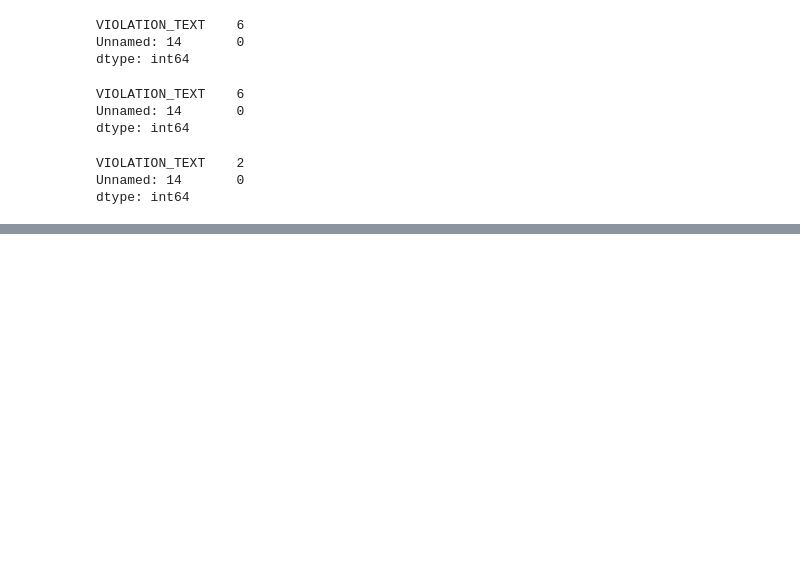
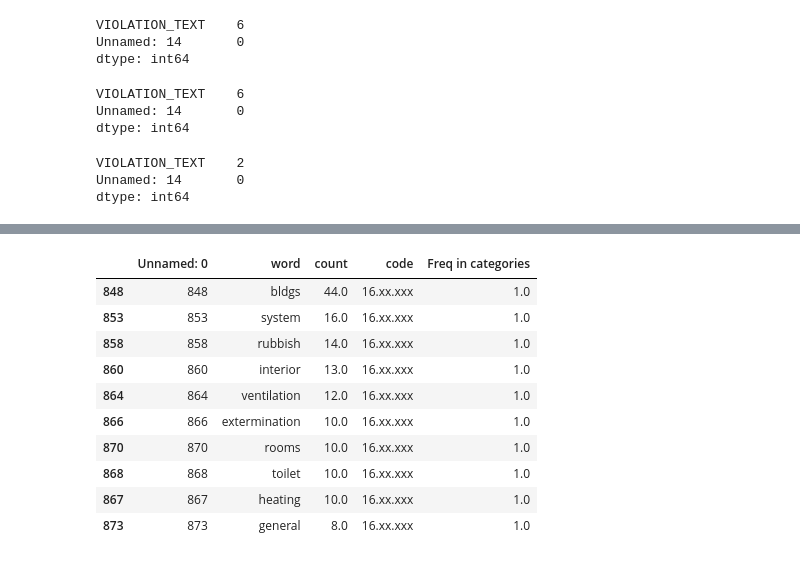
Before and after one commit to shrutijalewar/data-question-2-xtreme-united, a Jupyter notebook: data-ques-2.ipynb, the cells around one changed output, grey strips where cells are left out. Cells and saved outputs as stored; diff of their text form; code cells hidden in the pictures; blank space fills up the shorter version.

```diff
--- a/data-ques-2.ipynb
+++ b/data-ques-2.ipynb
@@ -216,0 +290,18 @@ dtype: int64
+# %%
+word_df_16 = word_df.loc[word_df['code']=='16.xx.xxx'].sort_values('Freq in categories', ascending = False)
+word_df_16 = word_df_16.loc[word_df['Freq in categories'] == 1]
+word_df_16 = word_df_16.loc[word_df['count']>5]
+# cat_16_stockwords =
+word_df_16.sort_values('count', ascending = False).head(10)
+# %% [output]
+|  | Unnamed: 0 | word | count | code | Freq in categories |
+| 848 | 848 | bldgs | 44.0 | 16.xx.xxx | 1.0 |
+| 853 | 853 | system | 16.0 | 16.xx.xxx | 1.0 |
+| 858 | 858 | rubbish | 14.0 | 16.xx.xxx | 1.0 |
+| 860 | 860 | interior | 13.0 | 16.xx.xxx | 1.0 |
+| 864 | 864 | ventilation | 12.0 | 16.xx.xxx | 1.0 |
+| 866 | 866 | extermination | 10.0 | 16.xx.xxx | 1.0 |
+| 870 | 870 | rooms | 10.0 | 16.xx.xxx | 1.0 |
+| 868 | 868 | toilet | 10.0 | 16.xx.xxx | 1.0 |
+| 867 | 867 | heating | 10.0 | 16.xx.xxx | 1.0 |
+| 873 | 873 | general | 8.0 | 16.xx.xxx | 1.0 |
```
Also changed, not shown: parts of 6 cells of this notebook.
